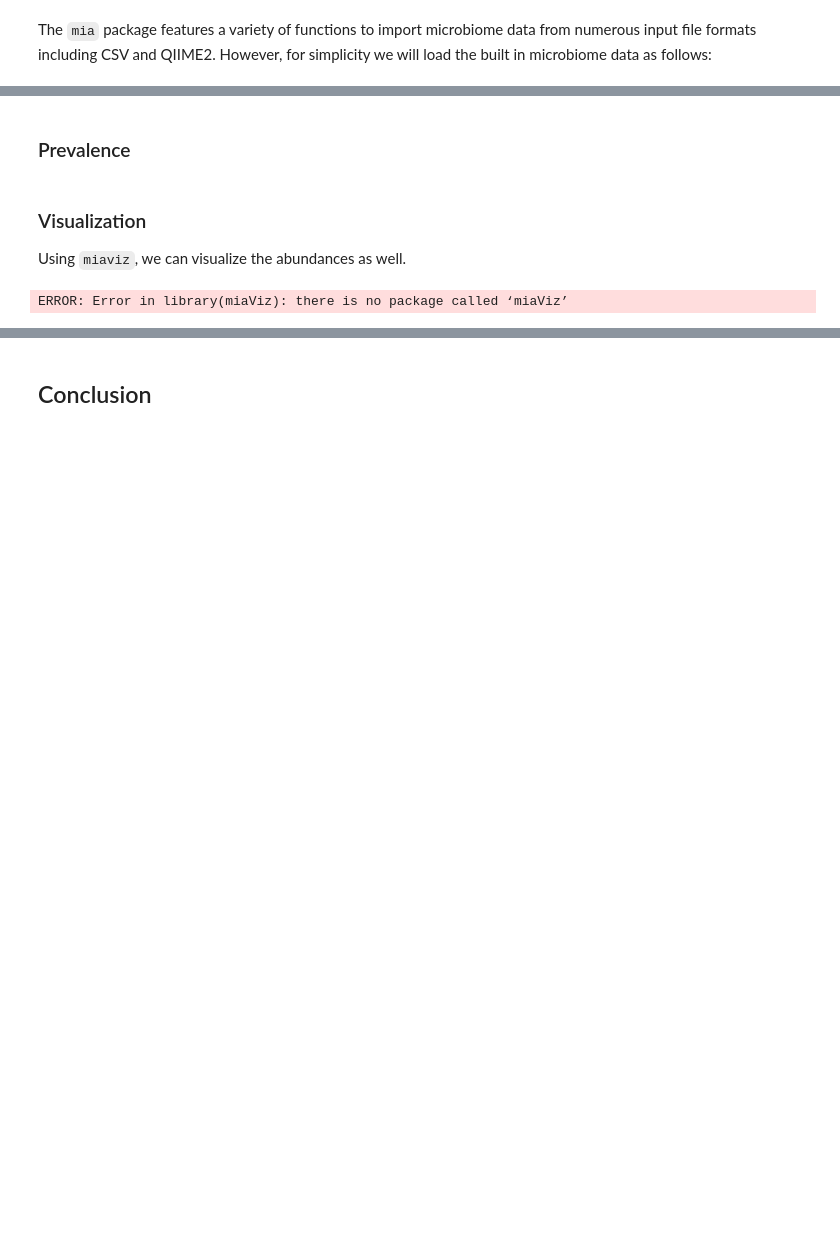
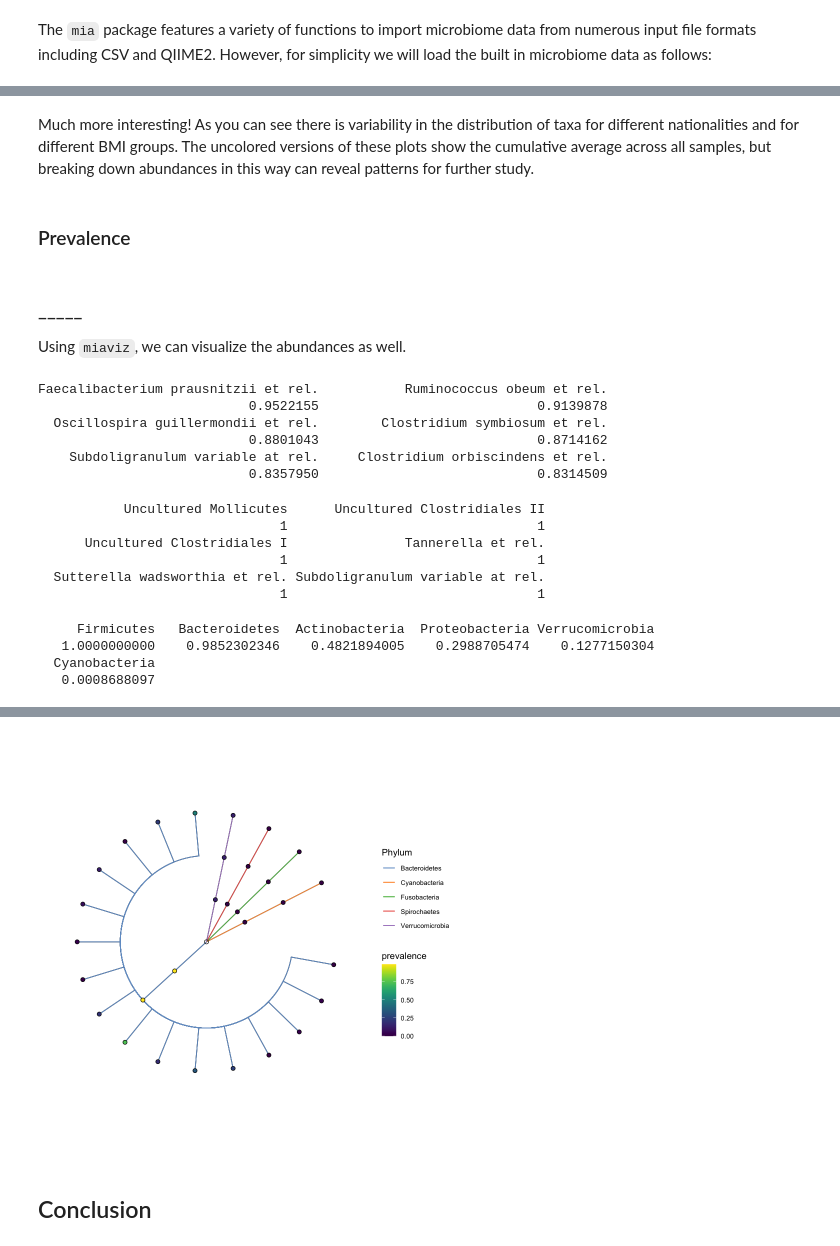
Before and after one commit to lucaspatel/med-263-final, a Jupyter notebook: Microbiome.ipynb, the cells around one changed output, grey strips where cells are left out. Drawn from its saved outputs; the diff is of its cells as text; code cells hidden in the pictures; blank space fills up the shorter version.

```diff
--- a/Microbiome.ipynb
+++ b/Microbiome.ipynb
@@ -91,13 +214,63 @@ ERROR: Error in library(microbiomeDataSets): there is no package called ‘micro
+# %% [markdown]
+Much more interesting! As you can see there is variability in the distribution of taxa for different nationalities and for different BMI groups. The uncolored versions of these plots show the cumulative average across all samples, but breaking down abundances in this way can reveal patterns for further study.
 # %% [markdown]
 ### Prevalence <a name="prevalence"></a>
 # %% [markdown]
-###  Visualization <a name="visualization"></a>
+###  _____ <a name="_____"></a>
 
 Using `miaviz`, we can visualize the abundances as well.
 # %%
-library(miaViz)
-plotAbundanceDensity(tse, layout = "jitter", abund_values = "relabundance",
-                        n = 40, point_size=1, point_shape=19, point_alpha=0.1) +
-                        scale_x_log10(label=scales::percent)
+head(getPrevalence(tse, detection = 1/100, sort = TRUE, as_relative = TRUE))
 # %% [output]
-ERROR: Error in library(miaViz): there is no package called ‘miaViz’
+Faecalibacterium prausnitzii et rel.           Ruminococcus obeum et rel.
+                           0.9522155                            0.9139878
+  Oscillospira guillermondii et rel.        Clostridium symbiosum et rel.
+                           0.8801043                            0.8714162
+    Subdoligranulum variable at rel.     Clostridium orbiscindens et rel.
+                           0.8357950                            0.8314509
+# %%
+head(getPrevalence(tse, detection = 1, sort = TRUE, abund_values = "counts",
+                   as_relative = FALSE))
+# %% [output]
+           Uncultured Mollicutes      Uncultured Clostridiales II
+                               1                                1
+      Uncultured Clostridiales I               Tannerella et rel.
+                               1                                1
+  Sutterella wadsworthia et rel. Subdoligranulum variable at rel.
+                               1                                1
+# %%
+altExp(tse,"Phylum") <- agglomerateByRank(tse, "Phylum")
+head(getPrevalence(altExp(tse,"Phylum"), detection = 1/100, sort = TRUE,
+                   abund_values = "counts", as_relative = TRUE))
+rowData(altExp(tse,"Phylum"))$prevalence <-
+    getPrevalence(altExp(tse,"Phylum"), detection = 1/100, sort = FALSE,
+                  abund_values = "counts", as_relative = TRUE)
+altExps(tse) <- splitByRanks(tse)
+altExps(tse) <-
+   lapply(altExps(tse),
+          function(y){
+              rowData(y)$prevalence <-
+                  getPrevalence(y, detection = 1/100, sort = FALSE,
+                                abund_values = "counts", as_relative = TRUE)
+              y
+          })
+top_phyla <- getTopTaxa(altExp(tse,"Phylum"),
+                        method="prevalence",
+                        top=5L,
+                        abund_values="counts")
+top_phyla_mean <- getTopTaxa(altExp(tse,"Phylum"),
+                             method="mean",
+                             top=5L,
+                             abund_values="counts")
+x <- unsplitByRanks(tse, ranks = taxonomyRanks(tse)[1:6])
+x <- addTaxonomyTree(x)
+
+plotRowTree(x[rowData(x)$Phylum %in% top_phyla,],
+            edge_colour_by = "Phylum",
+            tip_colour_by = "prevalence",
+            node_colour_by = "prevalence")
+# %% [output]
+     Firmicutes   Bacteroidetes  Actinobacteria  Proteobacteria Verrucomicrobia
+   1.0000000000    0.9852302346    0.4821894005    0.2988705474    0.1277150304
+  Cyanobacteria
+   0.0008688097
@@ -104,2 +279,3 @@ ERROR: Error in library(miaViz): there is no package called ‘miaViz’
+[figure, added]
 # %% [markdown]
 ## Conclusion <a name="conclusion"></a>
```
Also changed, not shown: parts of 17 cells of this notebook.
